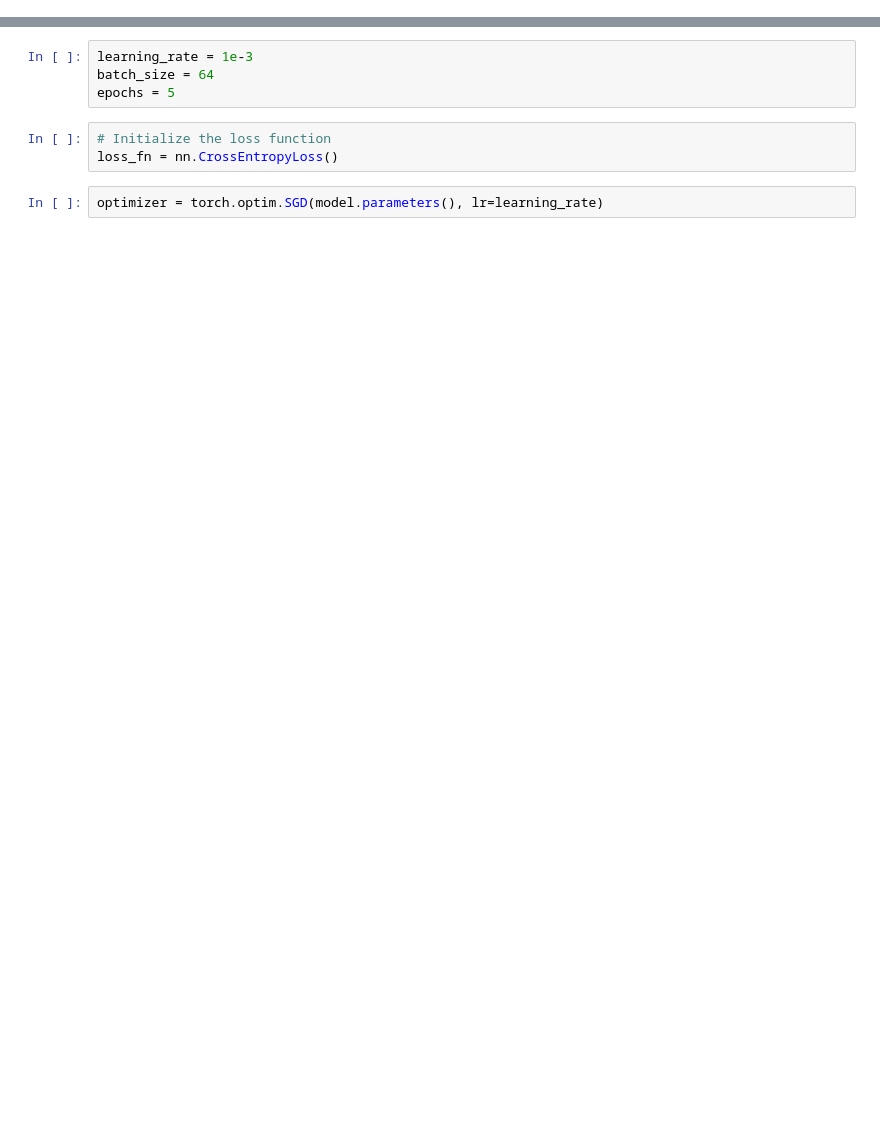
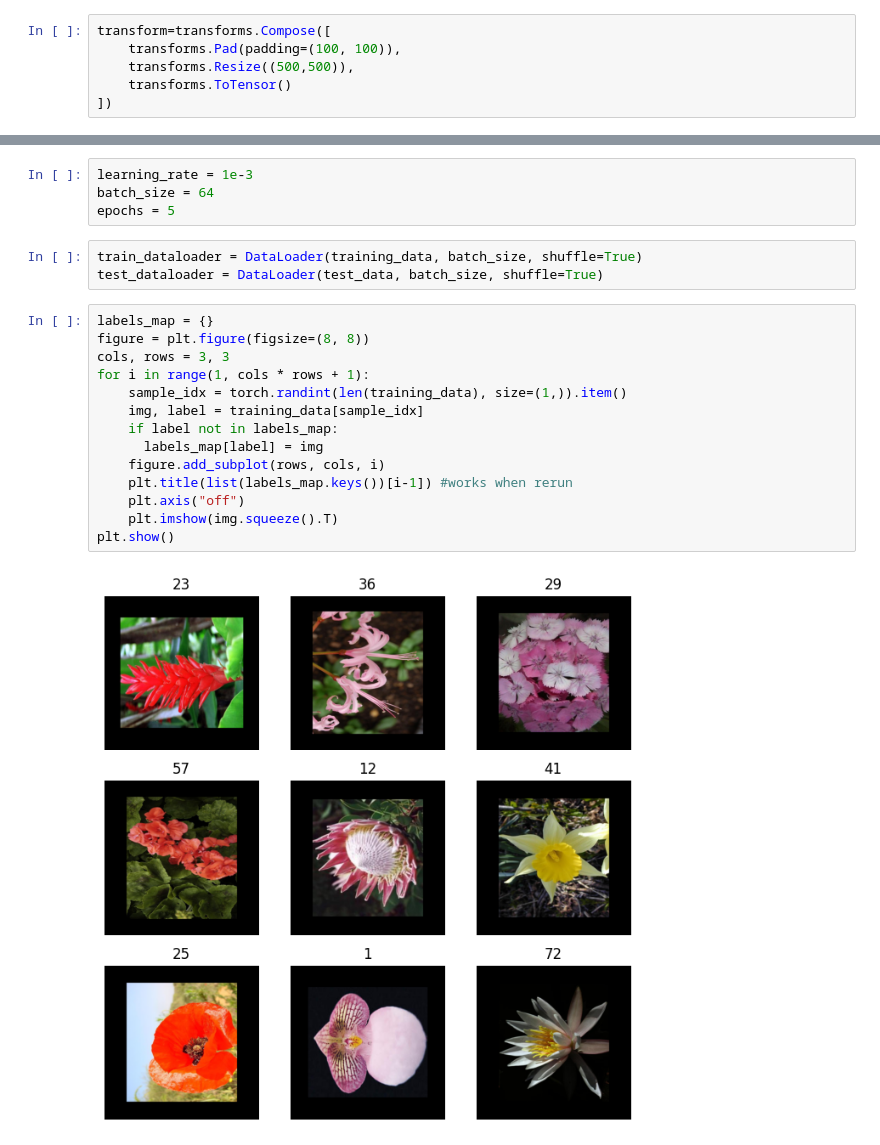
Before and after one commit to Se1towo/IMLO_Exam, a Jupyter notebook: IMLO_NN.ipynb, the cells around one changed output, grey strips where cells are left out. Drawn from its saved outputs; the diff is of its cells as text; blank space fills up the shorter version.

```diff
--- a/IMLO_NN.ipynb
+++ b/IMLO_NN.ipynb
@@ -109,0 +17,6 @@ model = NeuralNetwork()
+# %%
+transform=transforms.Compose([
+    transforms.Pad(padding=(100, 100)),
+    transforms.Resize((500,500)),
+    transforms.ToTensor()
+])
@@ -111,8 +38,22 @@ model = NeuralNetwork()
 learning_rate = 1e-3
 batch_size = 64
 epochs = 5
-# %%
-# Initialize the loss function
-loss_fn = nn.CrossEntropyLoss()
-# %%
-optimizer = torch.optim.SGD(model.parameters(), lr=learning_rate)
+# %%
+train_dataloader = DataLoader(training_data, batch_size, shuffle=True)
+test_dataloader = DataLoader(test_data, batch_size, shuffle=True)
+# %%
+labels_map = {}
+figure = plt.figure(figsize=(8, 8))
+cols, rows = 3, 3
+for i in range(1, cols * rows + 1):
+    sample_idx = torch.randint(len(training_data), size=(1,)).item()
+    img, label = training_data[sample_idx]
+    if label not in labels_map:
+      labels_map[label] = img
+    figure.add_subplot(rows, cols, i)
+    plt.title(list(labels_map.keys())[i-1]) #works when rerun
+    plt.axis("off")
+    plt.imshow(img.squeeze().T)
+plt.show()
+# %% [output]
+[figure, added]
```
Also changed, not shown: parts of 11 cells of this notebook.
